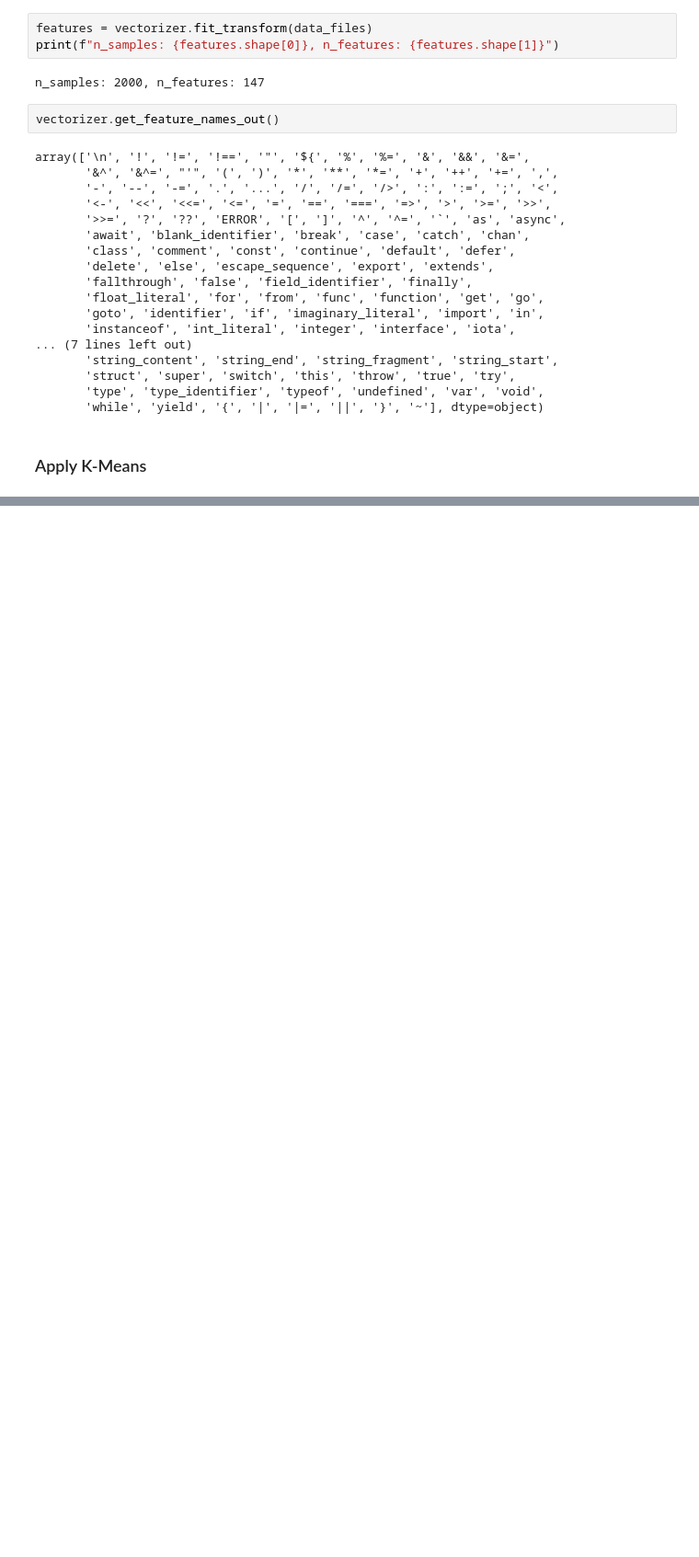
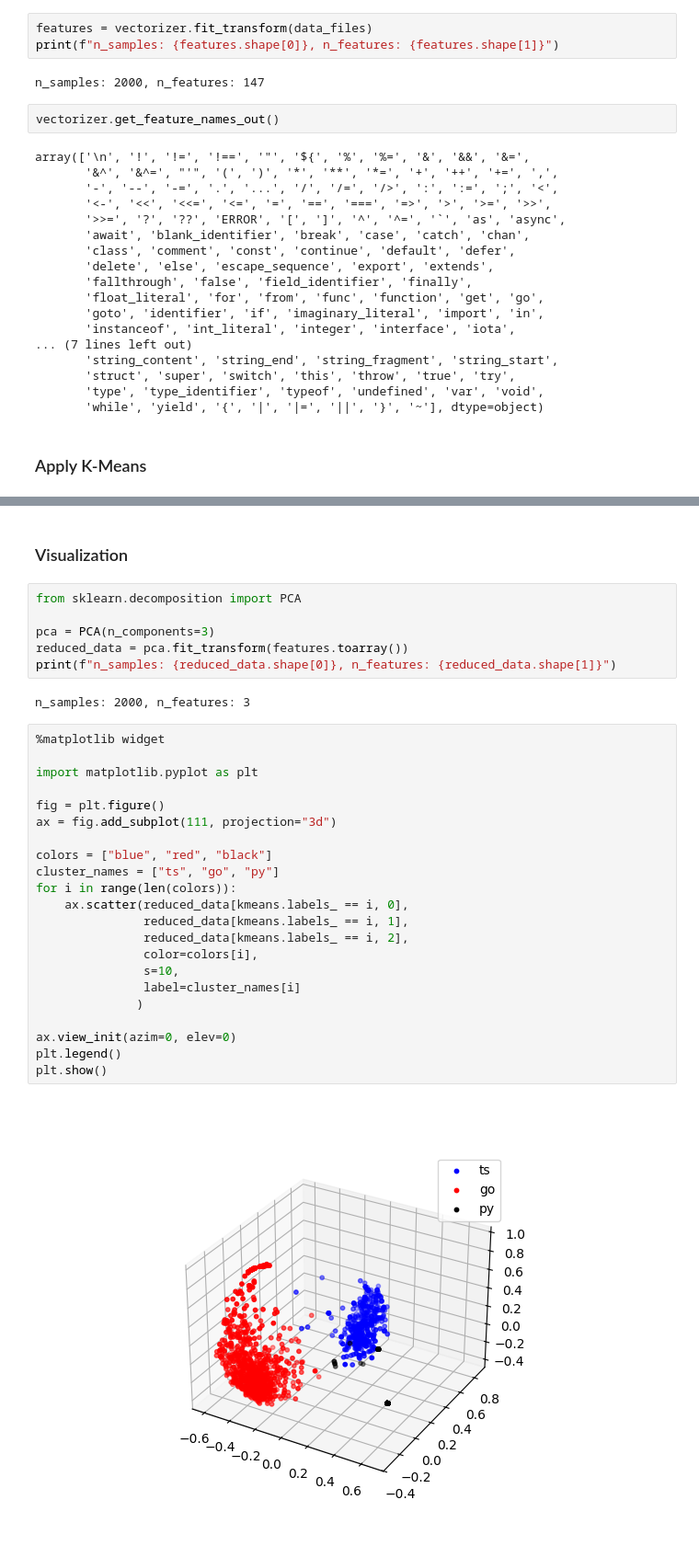
Before and after one commit to claudioscheer/terraform-github-api-example, a Jupyter notebook: data-science/kmeans-clustering.ipynb, the cells around one changed output, grey strips where cells are left out. Shown: that part at 92% size. Drawn from its saved outputs; the diff is of its cells as text; blank space fills up the shorter version.

Commit message:
feat: visualize and test

```diff
--- a/data-science/kmeans-clustering.ipynb
+++ b/data-science/kmeans-clustering.ipynb
@@ -224,0 +225,34 @@ cluster: 2, result: {'go': 5, 'py': 500, 'ts': 3}
+# %% [markdown]
+### Visualization
+# %%
+from sklearn.decomposition import PCA
+
+pca = PCA(n_components=3)
+reduced_data = pca.fit_transform(features.toarray())
+print(f"n_samples: {reduced_data.shape[0]}, n_features: {reduced_data.shape[1]}")
+# %% [output]
+n_samples: 2000, n_features: 3
+# %%
+%matplotlib widget
+
+import matplotlib.pyplot as plt
+
+fig = plt.figure()
+ax = fig.add_subplot(111, projection="3d")
+
+colors = ["blue", "red", "black"]
+cluster_names = ["ts", "go", "py"]
+for i in range(len(colors)):
+    ax.scatter(reduced_data[kmeans.labels_ == i, 0],
+               reduced_data[kmeans.labels_ == i, 1],
+               reduced_data[kmeans.labels_ == i, 2],
+               color=colors[i],
+               s=10,
+               label=cluster_names[i]
+              )
+
+ax.view_init(azim=0, elev=0)
+plt.legend()
+plt.show()
+# %% [output]
+[figure, added]
```
Also changed, not shown: parts of 5 cells of this notebook.
